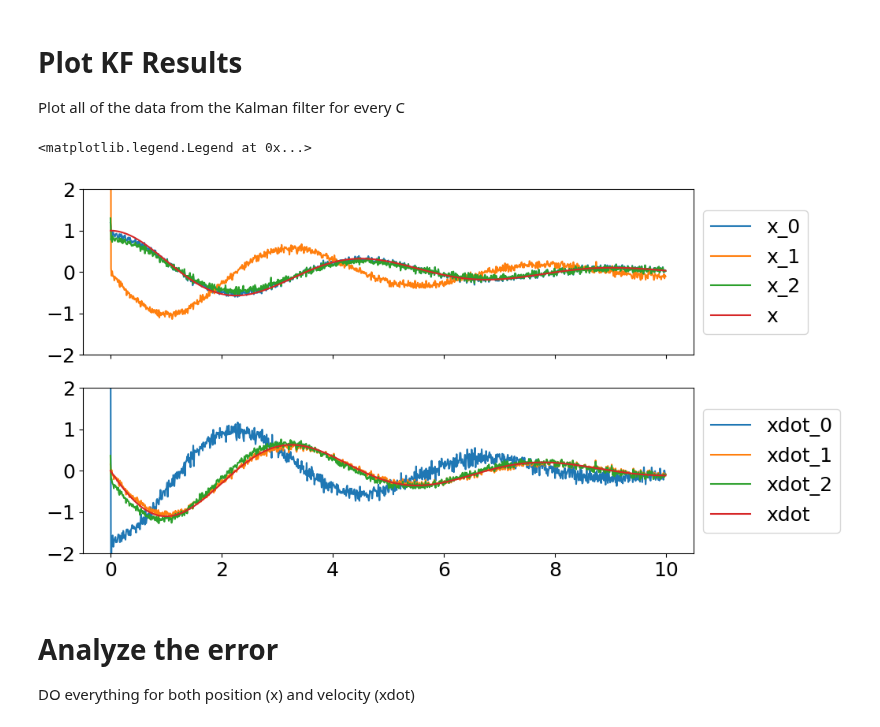
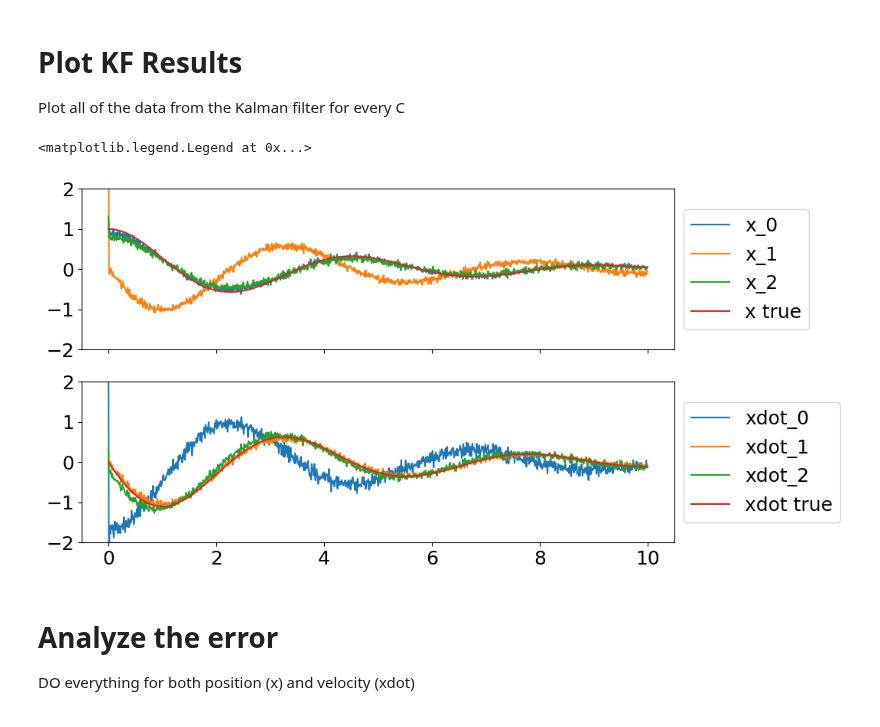
Before and after one commit to jadenmecham/First-Project, a Jupyter notebook: 3 - Sort All Combos/floris-adapted/springmass-sort.ipynb, the cells around one changed output. Drawn from its saved outputs; the diff is of its cells as text; code cells hidden in the pictures.

```diff
--- a/3 - Sort All Combos/floris-adapted/springmass-sort.ipynb
+++ b/3 - Sort All Combos/floris-adapted/springmass-sort.ipynb
@@ -152,7 +152,8 @@ B = np.array([[0],
               [1/m]])
 
 C_original = np.array([[1, 0],
-                       [0, 1]])
+                       [0, 1],
+                       [1, 1]])
 # Get all the unique combinations of rows in C
 print('C matrices:')
 C = []
@@ -211,18 +224,30 @@ from discrete_linear_kalman import __kalman_forward_filter__
 import pandas as pd
 # create a list of dataframes. The number of dataframes is the length of C.
 results = [pd.DataFrame(columns=['x', 'xdot', 'P', 'Pdot']) for i in range(len(C))]
-print(np.shape(results))
 for i in range(len(C)):
-    x0, P0, u, R, Q = get_params(np.array(C[i]))
+    thisC = np.array(C[i])
+    x0, P0, u, R, Q = get_params(thisC)
 
 
-    # Compare C[i] to C_original to see which rows of C_original are used in C[i]
-    rows_in_C_original = [np.where((C_original == row).all(axis=1))[0][0] for row in C[i]]
+    # Look at C[i] tp see what measurements we are using. If there is a numbner in the first column, we are measuring x. If there is a number in the second column, we are measuring xdot
+    C_access = []
+    col1_nonzero = np.any(thisC[:, 0] != 0)
+    col2_nonzero = np.any(thisC[:, 1] != 0)
+    if col1_nonzero and col2_nonzero:
+        C_access = [0, 1]
+    elif col1_nonzero:
+        C_access = [0]
+    elif col2_nonzero:
+        C_access = [1]
+    # rows_in_C_original = [np.where((C_original == row).all(axis=1))[0][0] for row in C[i]]
     #print(f"Rows in C_original for C[{i}]: {rows_in_C_original}")
-    Yi = Y[rows_in_C_original]
-    #print(f"Yi shape: {Yi.shape}")
+    Yi = Y[C_access]
+    print(C_access)
 
-    xhat_fp, xhat_fm, P_fp, P_fm = __kalman_forward_filter__(x0, P0, Yi, u, A, B, np.array(C[i]), R, Q) # NEED TO ADJUST Y TO MATCH C
+    print(np.shape(Yi))
+    print()
+
+    xhat_fp, xhat_fm, P_fp, P_fm = __kalman_forward_filter__(x0, P0, Yi, u, A, B, thisC, R, Q) # NEED TO ADJUST Y TO MATCH C
     results[i]['x'] = xhat_fp[0, :]
     results[i]['xdot'] = xhat_fp[1, :]
     P = np.array(P_fp)
@@ -240,22 +273,22 @@ Plot all of the data from the Kalman filter for every C
 # %%
 # plot x and xdot for all data sets in results
 fig, ax = plt.subplots(2, 1, figsize=(10, 6), sharex=True)
 for i in range(len(C)):
     ax[0].plot(t, results[i]['x'], label=f'x_{i}')
     ax[1].plot(t, results[i]['xdot'], label=f'xdot_{i}')
-ax[0].plot(t, x, label='x')
-ax[1].plot(t, xdot, label='xdot')
+ax[0].plot(t, x, label='x true')
+ax[1].plot(t, xdot, label='xdot true')
 
 # set y limits
 ax[0].set_ylim(-2, 2)
 ax[1].set_ylim(-2, 2)
 
 # put a legend to the right side
 ax[0].legend(loc='center left', bbox_to_anchor=(1, 0.5))
 ax[1].legend(loc='center left', bbox_to_anchor=(1, 0.5))
 # %% [output]
 <matplotlib.legend.Legend at 0x...>
-[figure, old version]
+[figure, new version]
 # %% [markdown]
 # Analyze the error
 
```
Also changed, not shown: parts of 9 cells of this notebook.
